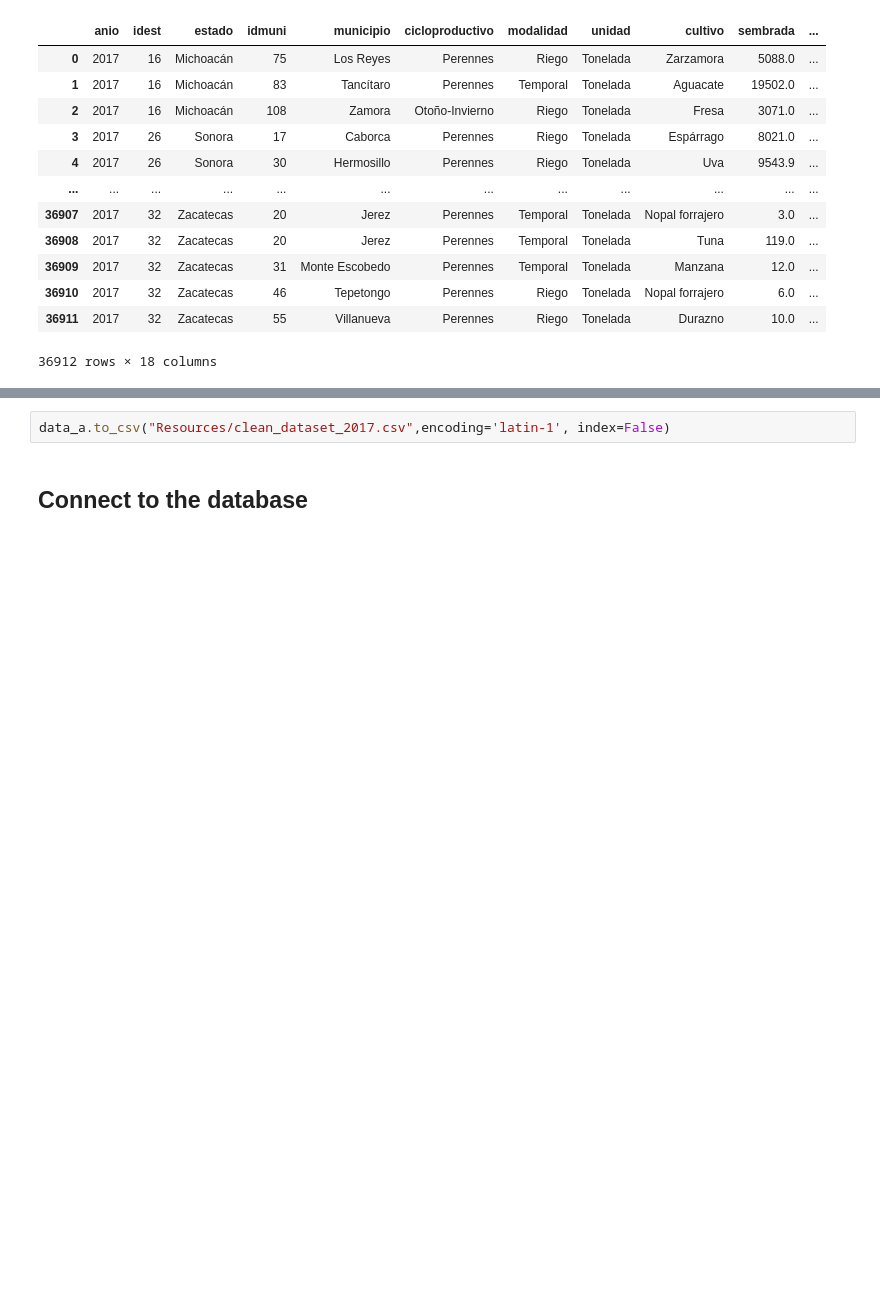
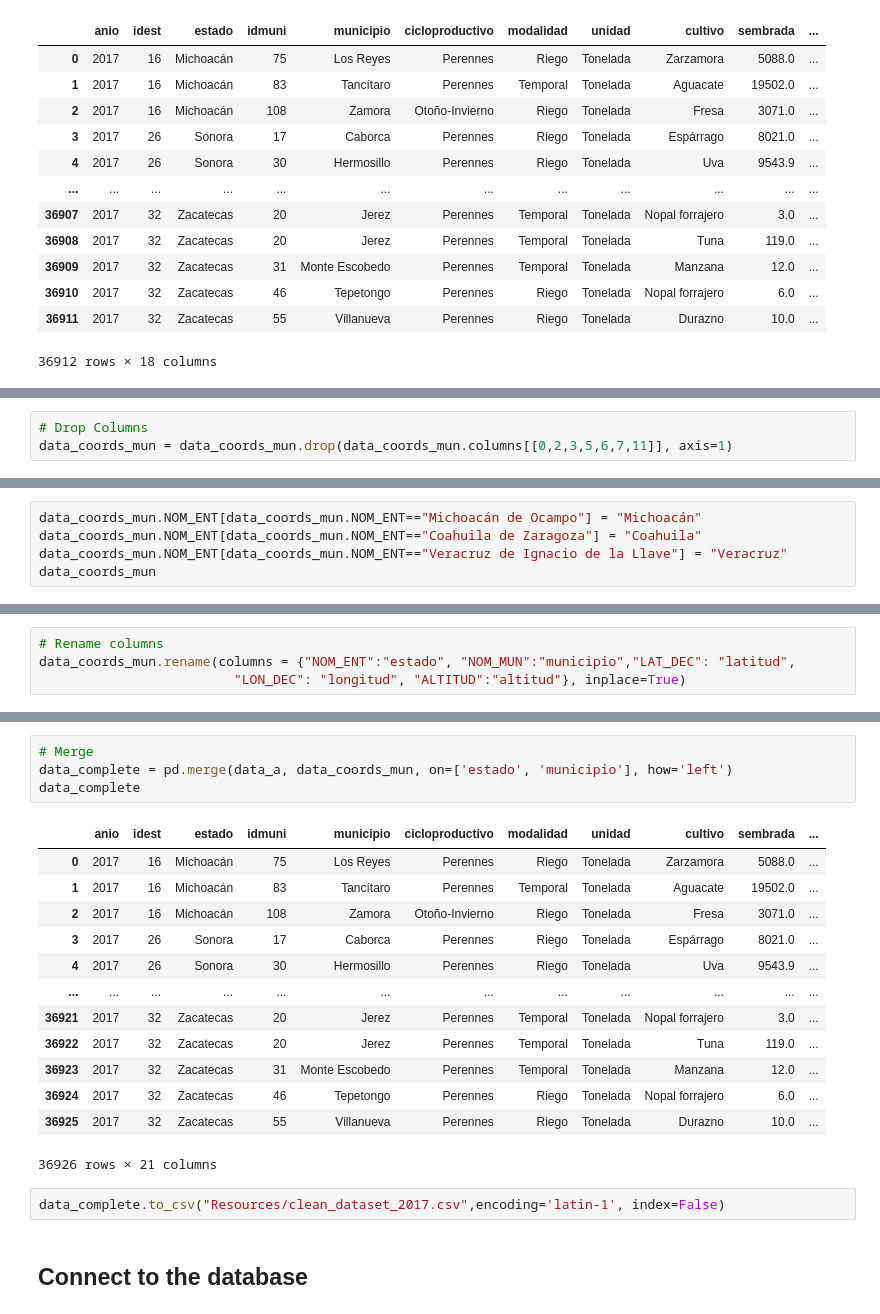
Before and after one commit to EduardoChaconAlmada/Project2team5, a Jupyter notebook: Agri_EDA_2017.ipynb, the cells around one changed output, grey strips where cells are left out. Cells and saved outputs as stored; diff of their text form; blank space fills up the shorter version.

```diff
--- a/Agri_EDA_2017.ipynb
+++ b/Agri_EDA_2017.ipynb
@@ -167,0 +218,3 @@ data_a
+# %%
+# Drop Columns
+data_coords_mun = data_coords_mun.drop(data_coords_mun.columns[[0,2,3,5,6,7,11]], axis=1)
@@ -167,0 +267,5 @@ data_a
+# %%
+data_coords_mun.NOM_ENT[data_coords_mun.NOM_ENT=="Michoacán de Ocampo"] = "Michoacán"
+data_coords_mun.NOM_ENT[data_coords_mun.NOM_ENT=="Coahuila de Zaragoza"] = "Coahuila"
+data_coords_mun.NOM_ENT[data_coords_mun.NOM_ENT=="Veracruz de Ignacio de la Llave"] = "Veracruz"
+data_coords_mun
@@ -167,0 +298,4 @@ data_a
+# %%
+# Rename columns
+data_coords_mun.rename(columns = {"NOM_ENT":"estado", "NOM_MUN":"municipio","LAT_DEC": "latitud",
+                         "LON_DEC": "longitud", "ALTITUD":"altitud"}, inplace=True)
@@ -168,5 +334,23 @@ data_a
+# %%
+# Merge
+data_complete = pd.merge(data_a, data_coords_mun, on=['estado', 'municipio'], how='left')
+data_complete
+# %% [output]
+|  | anio | idest | estado | idmuni | municipio | cicloproductivo | modalidad | unidad | cultivo | sembrada | ... |
+| 0 | 2017 | 16 | Michoacán | 75 | Los Reyes | Perennes | Riego | Tonelada | Zarzamora | 5088.0 | ... |
+| 1 | 2017 | 16 | Michoacán | 83 | Tancítaro | Perennes | Temporal | Tonelada | Aguacate | 19502.0 | ... |
+| 2 | 2017 | 16 | Michoacán | 108 | Zamora | Otoño-Invierno | Riego | Tonelada | Fresa | 3071.0 | ... |
+| 3 | 2017 | 26 | Sonora | 17 | Caborca | Perennes | Riego | Tonelada | Espárrago | 8021.0 | ... |
+| 4 | 2017 | 26 | Sonora | 30 | Hermosillo | Perennes | Riego | Tonelada | Uva | 9543.9 | ... |
+| ... | ... | ... | ... | ... | ... | ... | ... | ... | ... | ... | ... |
+| 36921 | 2017 | 32 | Zacatecas | 20 | Jerez | Perennes | Temporal | Tonelada | Nopal forrajero | 3.0 | ... |
+| 36922 | 2017 | 32 | Zacatecas | 20 | Jerez | Perennes | Temporal | Tonelada | Tuna | 119.0 | ... |
+| 36923 | 2017 | 32 | Zacatecas | 31 | Monte Escobedo | Perennes | Temporal | Tonelada | Manzana | 12.0 | ... |
+| 36924 | 2017 | 32 | Zacatecas | 46 | Tepetongo | Perennes | Riego | Tonelada | Nopal forrajero | 6.0 | ... |
+| 36925 | 2017 | 32 | Zacatecas | 55 | Villanueva | Perennes | Riego | Tonelada | Durazno | 10.0 | ... |
+36926 rows × 21 columns
 # %%
-data_a.to_csv("Resources/clean_dataset_2017.csv",encoding='latin-1', index=False)
+data_complete.to_csv("Resources/clean_dataset_2017.csv",encoding='latin-1', index=False)
 # %% [markdown]
 ## Connect to the database
 # %%
```
Also changed, not shown: parts of 12 cells of this notebook.
